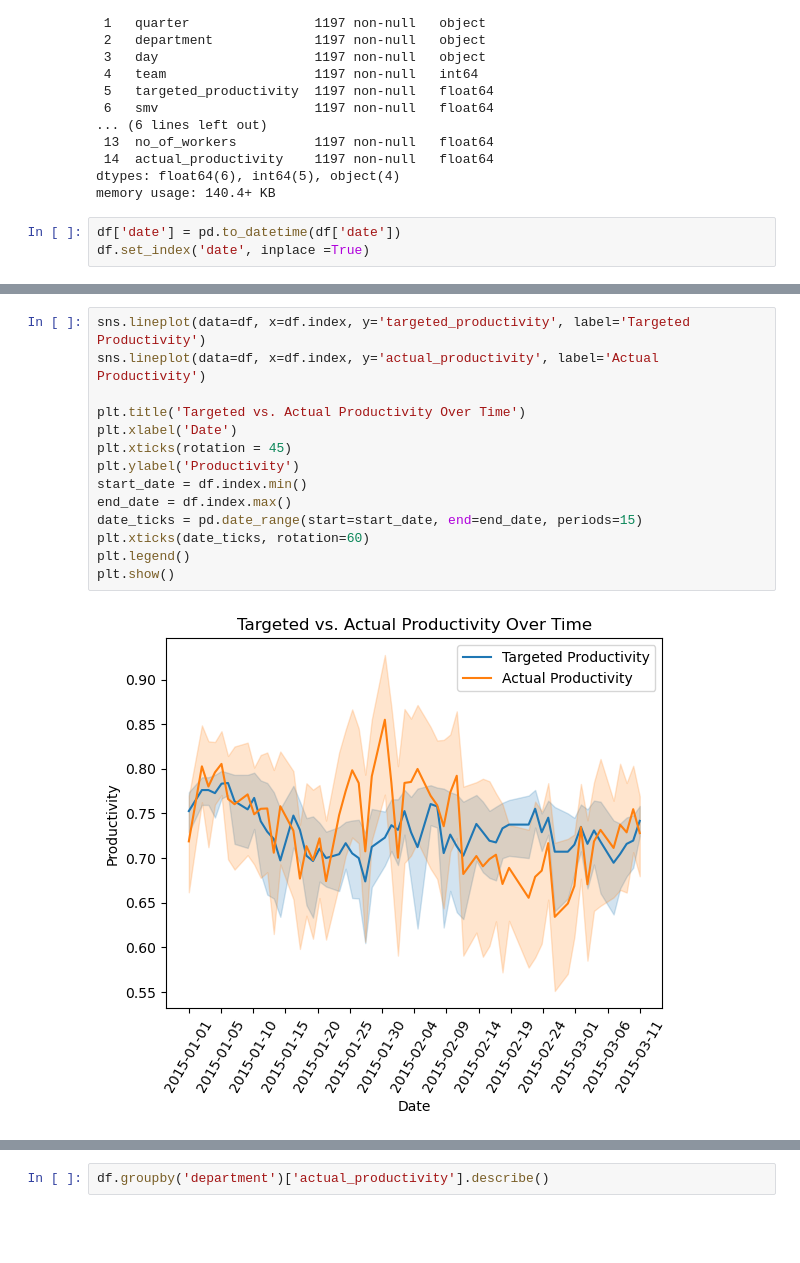
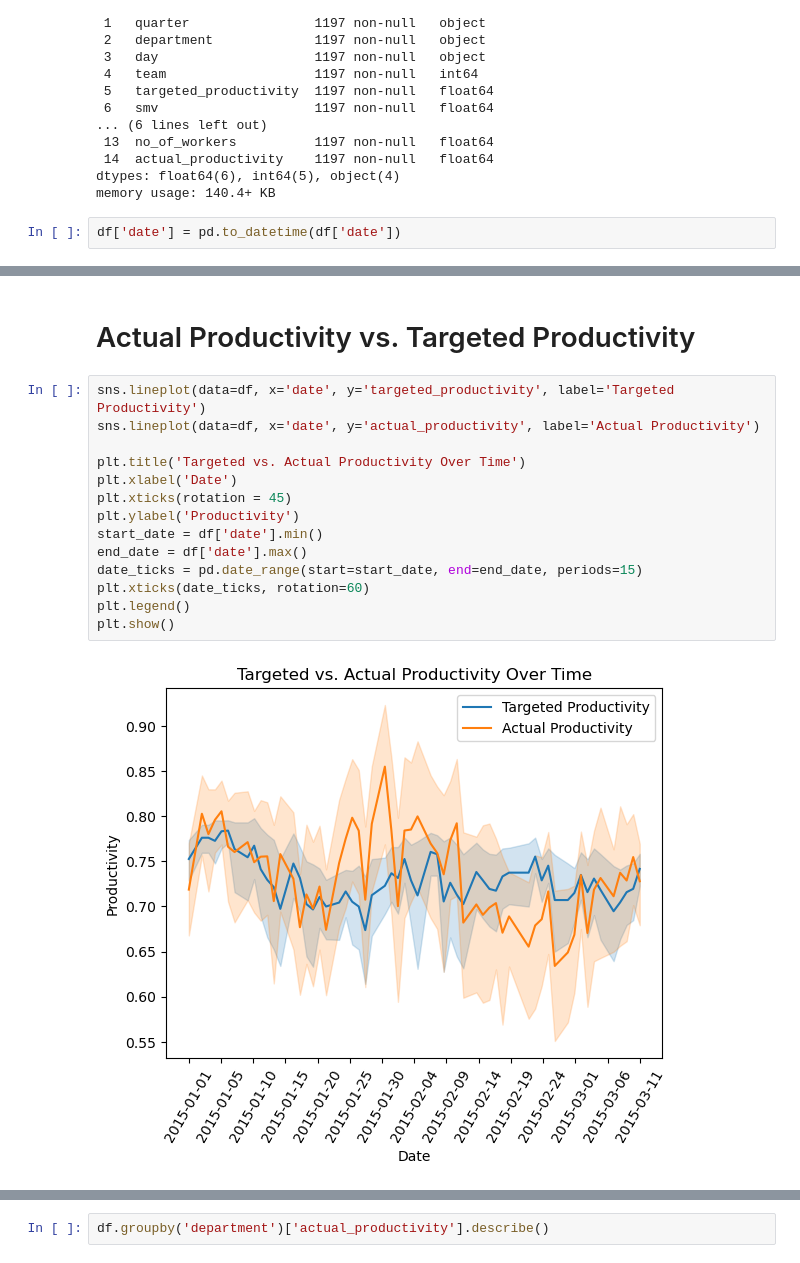
Before and after one commit to caglaco/Productivity-Prediction-of-Garment-Employees, a Jupyter notebook: Garment_Employees.ipynb, the cells around one changed output, grey strips where cells are left out. Saved outputs shown, nothing was run; the diff lists cells and outputs as text; blank space fills up the shorter version.

```diff
--- a/Garment_Employees.ipynb
+++ b/Garment_Employees.ipynb
@@ -140,7 +146,6 @@ dtypes: float64(6), int64(5), object(4)
 memory usage: 140.4+ KB
 # %%
 df['date'] = pd.to_datetime(df['date'])
-df.set_index('date', inplace =True)
 # %%
 df.hist(figsize=(15, 10), bins=30, edgecolor='k', alpha=0.7)
 plt.tight_layout()
@@ -150,16 +155,18 @@ plt.show()
+# %% [markdown]
+# Actual Productivity vs. Targeted Productivity
 # %%
-sns.lineplot(data=df, x=df.index, y='targeted_productivity', label='Targeted Productivity')
-sns.lineplot(data=df, x=df.index, y='actual_productivity', label='Actual Productivity')
+sns.lineplot(data=df, x='date', y='targeted_productivity', label='Targeted Productivity')
+sns.lineplot(data=df, x='date', y='actual_productivity', label='Actual Productivity')
 
 plt.title('Targeted vs. Actual Productivity Over Time')
 plt.xlabel('Date')
 plt.xticks(rotation = 45)
 plt.ylabel('Productivity')
-start_date = df.index.min()
-end_date = df.index.max()
+start_date = df['date'].min()
+end_date = df['date'].max()
 date_ticks = pd.date_range(start=start_date, end=end_date, periods=15)
 plt.xticks(date_ticks, rotation=60)
 plt.legend()
 plt.show()
 # %% [output]
-[figure, old version]
+[figure, new version]
```
Also changed, not shown: parts of 88 cells of this notebook.
